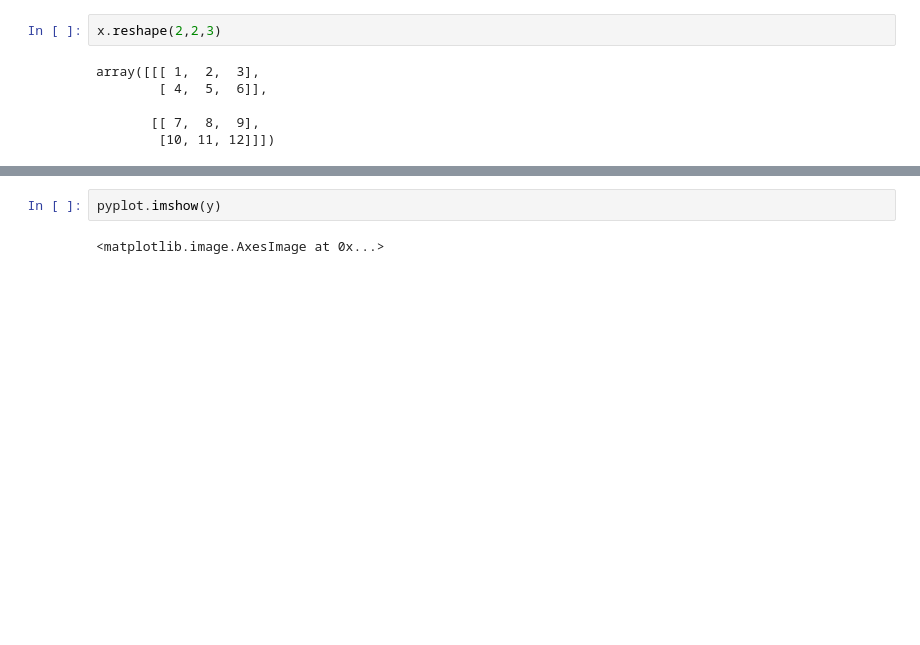
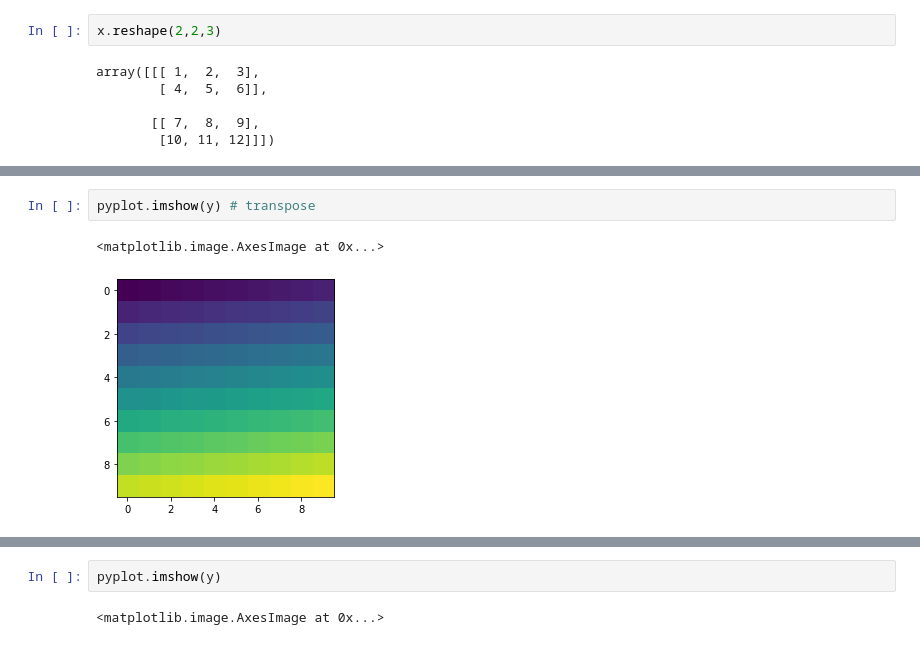
Before and after one commit to cloudxlab/python_iitr_sept_24, a Jupyter notebook: 1. Numpy.ipynb, the cells around one changed output, grey strips where cells are left out. Drawn from its saved outputs; the diff is of its cells as text; blank space fills up the shorter version.

```diff
--- a/1. Numpy.ipynb
+++ b/1. Numpy.ipynb
@@ -483,3 +521,8 @@ array([[0.        , 0.26315789, 0.52631579, 0.78947368, 1.05263158],
+# %%
+pyplot.imshow(y) # transpose
+# %% [output]
+<matplotlib.image.AxesImage at 0x...>
+[figure, added]
 # %%
 y[::2, ::2]
 # %% [output]
```
Also changed, not shown: parts of 76 cells of this notebook.
